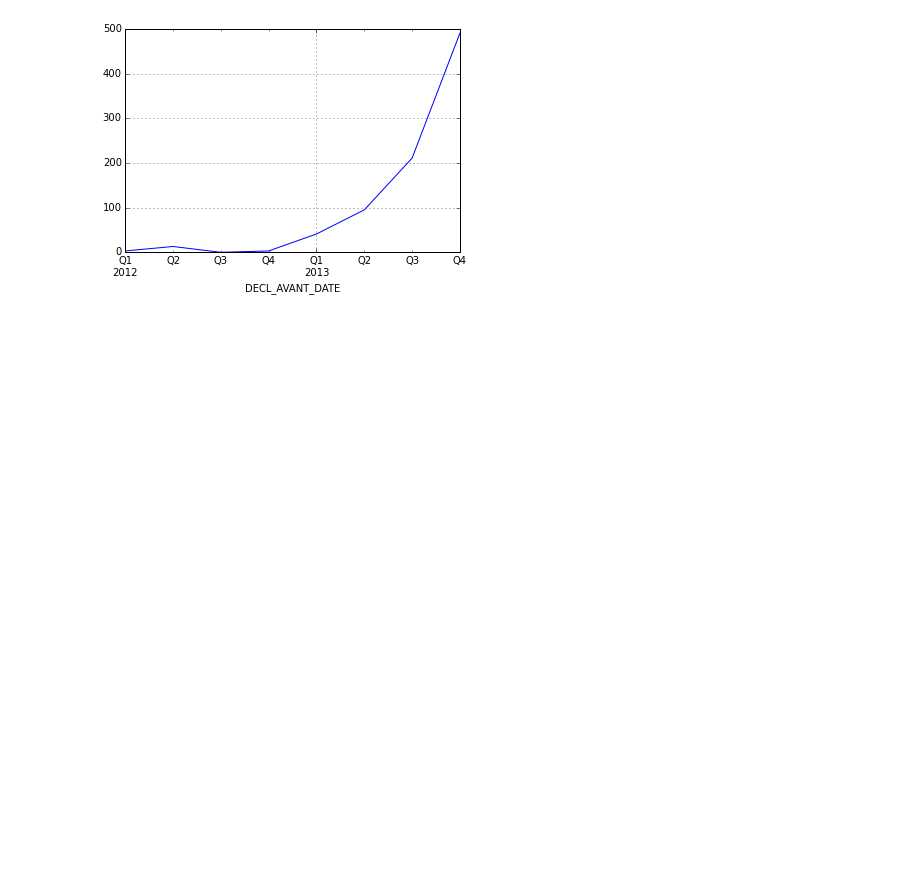
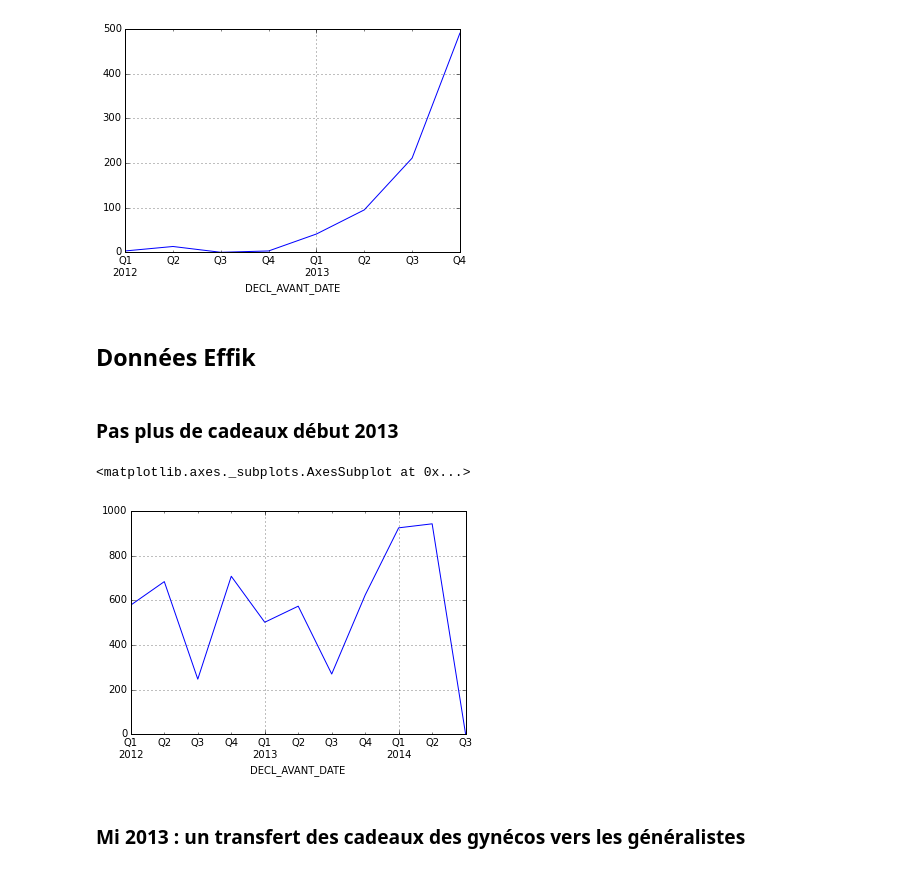
Before and after one commit to regardscitoyens/sunshine-data, a Jupyter notebook: exploitations/pilule/Pilule.ipynb, the cells around one changed output. Drawn from its saved outputs; the diff is of its cells as text; code cells hidden in the pictures; blank space fills up the shorter version.

```diff
--- a/exploitations/pilule/Pilule.ipynb
+++ b/exploitations/pilule/Pilule.ipynb
@@ -42,3 +64,22 @@ avantages[avantages.BENEF_PS_QUALIFICATION == u'Médecine générale']['DECL_AVA
 # %% [output]
 <matplotlib.axes._subplots.AxesSubplot at 0x...>
 [figure]
+# %% [markdown]
+## Données Effik
+# %%
+#Chargement des données
+labo = pd.read_csv("EFFIK.anon.csv", encoding='utf-8')
+labo = labo[labo.DECL_AVANT_DATE != 'None']
+labo = labo.dropna(subset = ['DECL_AVANT_DATE'])
+labo = labo[labo.DECL_AVANT_DATE.str.contains(r'^20\d\d-')]
+avantages = labo[['DECL_AVANT_DATE','DECL_AVANT_MONTANT', 'BENEF_PS_QUALIFICATION', 'ORIGIN']]
+avantages.index = pd.to_datetime(avantages['DECL_AVANT_DATE'])
+# %% [markdown]
+### Pas plus de cadeaux début 2013
+# %%
+avantages['DECL_AVANT_MONTANT'].resample('BQ', how='count').plot()
+# %% [output]
+<matplotlib.axes._subplots.AxesSubplot at 0x...>
+[figure, added]
+# %% [markdown]
+### Mi 2013 : un transfert des cadeaux des gynécos vers les généralistes
```
Also changed, not shown: parts of 43 cells of this notebook, 4 other files.
